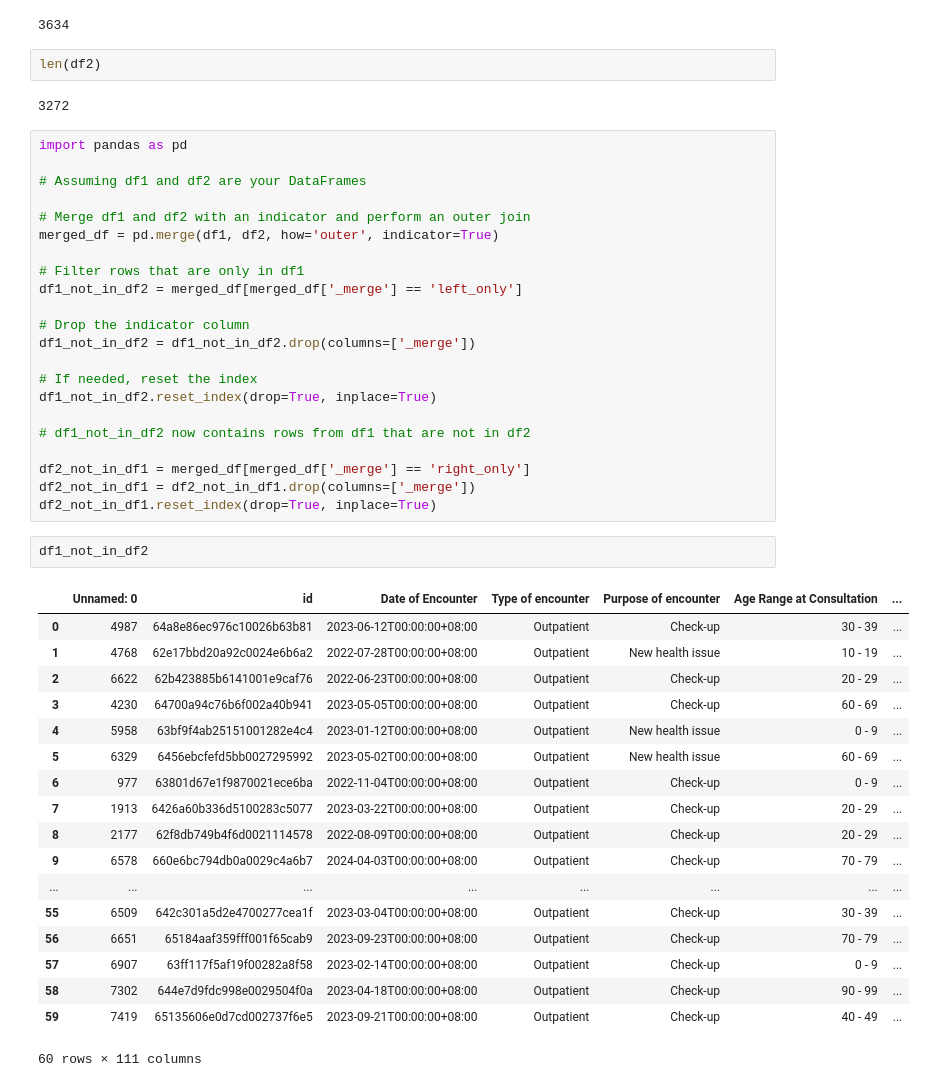
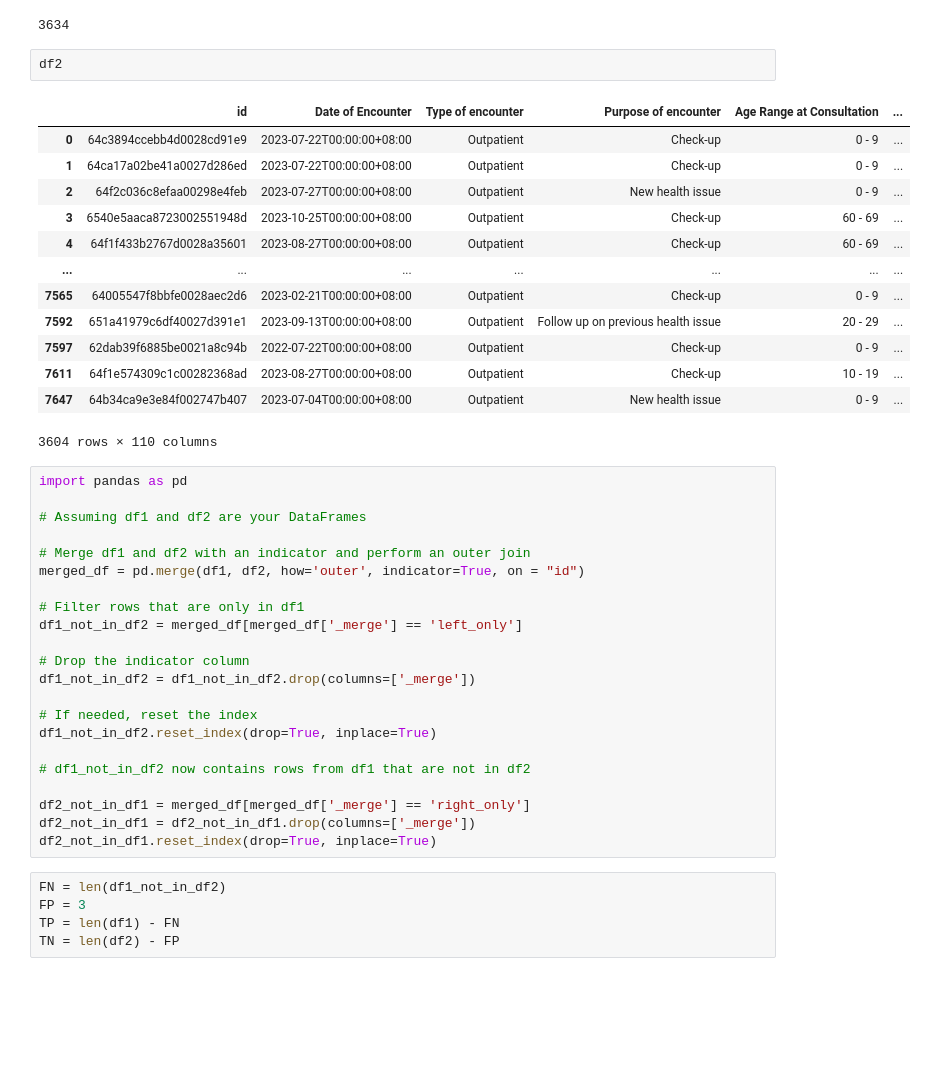
Before and after one commit to miniloda/AI4PEP, a Jupyter notebook: NER/03-time-series/Training Spacy.ipynb, the cells around one changed output. Cells and saved outputs as stored; diff of their text form; blank space fills up the shorter version.

```diff
--- a/NER/03-time-series/Training Spacy.ipynb
+++ b/NER/03-time-series/Training Spacy.ipynb
@@ -430,16 +488,28 @@ len(df1)
 # %% [output]
 3634
 # %%
-len(df2)
+df2
 # %% [output]
+|  | id | Date of Encounter | Type of encounter | Purpose of encounter | Age Range at Consultation | ... |
+| 0 | 64c3894ccebb4d0028cd91e9 | 2023-07-22T00:00:00+08:00 | Outpatient | Check-up | 0 - 9 | ... |
+| 1 | 64ca17a02be41a0027d286ed | 2023-07-22T00:00:00+08:00 | Outpatient | Check-up | 0 - 9 | ... |
+| 2 | 64f2c036c8efaa00298e4feb | 2023-07-27T00:00:00+08:00 | Outpatient | New health issue | 0 - 9 | ... |
+| 3 | 6540e5aaca8723002551948d | 2023-10-25T00:00:00+08:00 | Outpatient | Check-up | 60 - 69 | ... |
+| 4 | 64f1f433b2767d0028a35601 | 2023-08-27T00:00:00+08:00 | Outpatient | Check-up | 60 - 69 | ... |
+| ... | ... | ... | ... | ... | ... | ... |
+| 7565 | 64005547f8bbfe0028aec2d6 | 2023-02-21T00:00:00+08:00 | Outpatient | Check-up | 0 - 9 | ... |
+| 7592 | 651a41979c6df40027d391e1 | 2023-09-13T00:00:00+08:00 | Outpatient | Follow up on previous health issue | 20 - 29 | ... |
+| 7597 | 62dab39f6885be0021a8c94b | 2022-07-22T00:00:00+08:00 | Outpatient | Check-up | 0 - 9 | ... |
+| 7611 | 64f1e574309c1c00282368ad | 2023-08-27T00:00:00+08:00 | Outpatient | Check-up | 10 - 19 | ... |
+| 7647 | 64b34ca9e3e84f002747b407 | 2023-07-04T00:00:00+08:00 | Outpatient | New health issue | 0 - 9 | ... |
-3272
+3604 rows × 110 columns
 # %%
 import pandas as pd
 
 # Assuming df1 and df2 are your DataFrames
 
 # Merge df1 and df2 with an indicator and perform an outer join
-merged_df = pd.merge(df1, df2, how='outer', indicator=True)
+merged_df = pd.merge(df1, df2, how='outer', indicator=True, on = "id")
 
 # Filter rows that are only in df1
 df1_not_in_df2 = merged_df[merged_df['_merge'] == 'left_only']
@@ -456,23 +526,7 @@ df2_not_in_df1 = merged_df[merged_df['_merge'] == 'right_only']
 df2_not_in_df1 = df2_not_in_df1.drop(columns=['_merge'])
 df2_not_in_df1.reset_index(drop=True, inplace=True)
 # %%
-df1_not_in_df2
+FN = len(df1_not_in_df2)
+FP = 3
+TP = len(df1) - FN
+TN = len(df2) - FP
-# %% [output]
-|  | Unnamed: 0 | id | Date of Encounter | Type of encounter | Purpose of encounter | Age Range at Consultation | ... |
-| 0 | 4987 | 64a8e86ec976c10026b63b81 | 2023-06-12T00:00:00+08:00 | Outpatient | Check-up | 30 - 39 | ... |
-| 1 | 4768 | 62e17bbd20a92c0024e6b6a2 | 2022-07-28T00:00:00+08:00 | Outpatient | New health issue | 10 - 19 | ... |
-| 2 | 6622 | 62b423885b6141001e9caf76 | 2022-06-23T00:00:00+08:00 | Outpatient | Check-up | 20 - 29 | ... |
-| 3 | 4230 | 64700a94c76b6f002a40b941 | 2023-05-05T00:00:00+08:00 | Outpatient | Check-up | 60 - 69 | ... |
-| 4 | 5958 | 63bf9f4ab25151001282e4c4 | 2023-01-12T00:00:00+08:00 | Outpatient | New health issue | 0 - 9 | ... |
-| 5 | 6329 | 6456ebcfefd5bb0027295992 | 2023-05-02T00:00:00+08:00 | Outpatient | New health issue | 60 - 69 | ... |
-| 6 | 977 | 63801d67e1f9870021ece6ba | 2022-11-04T00:00:00+08:00 | Outpatient | Check-up | 0 - 9 | ... |
-| 7 | 1913 | 6426a60b336d5100283c5077 | 2023-03-22T00:00:00+08:00 | Outpatient | Check-up | 20 - 29 | ... |
-| 8 | 2177 | 62f8db749b4f6d0021114578 | 2022-08-09T00:00:00+08:00 | Outpatient | Check-up | 20 - 29 | ... |
-| 9 | 6578 | 660e6bc794db0a0029c4a6b7 | 2024-04-03T00:00:00+08:00 | Outpatient | Check-up | 70 - 79 | ... |
-| ... | ... | ... | ... | ... | ... | ... | ... |
-| 55 | 6509 | 642c301a5d2e4700277cea1f | 2023-03-04T00:00:00+08:00 | Outpatient | Check-up | 30 - 39 | ... |
-| 56 | 6651 | 65184aaf359fff001f65cab9 | 2023-09-23T00:00:00+08:00 | Outpatient | Check-up | 70 - 79 | ... |
-| 57 | 6907 | 63ff117f5af19f00282a8f58 | 2023-02-14T00:00:00+08:00 | Outpatient | Check-up | 0 - 9 | ... |
-| 58 | 7302 | 644e7d9fdc998e0029504f0a | 2023-04-18T00:00:00+08:00 | Outpatient | Check-up | 90 - 99 | ... |
-| 59 | 7419 | 65135606e0d7cd002737f6e5 | 2023-09-21T00:00:00+08:00 | Outpatient | Check-up | 40 - 49 | ... |
-60 rows × 111 columns
```
Also changed, not shown: parts of 13 cells of this notebook, 2 other files.
